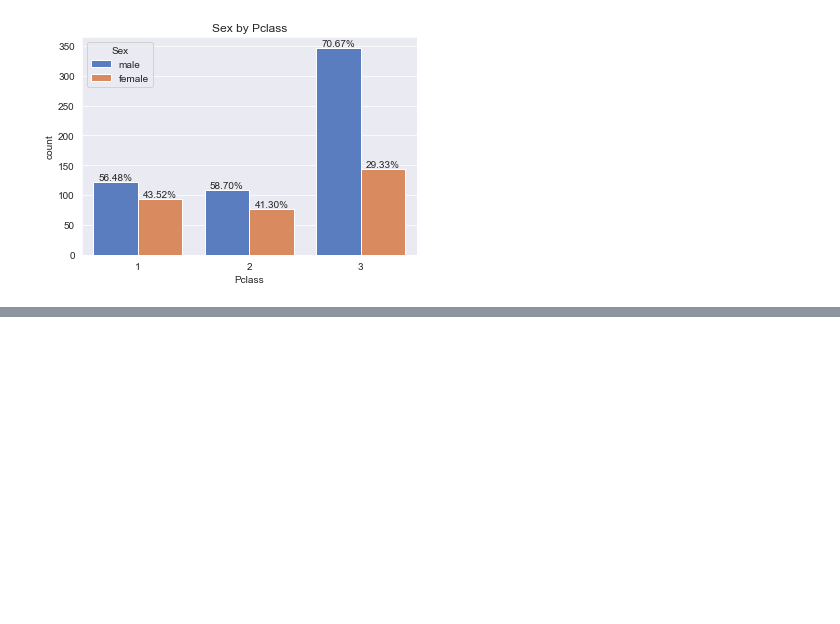
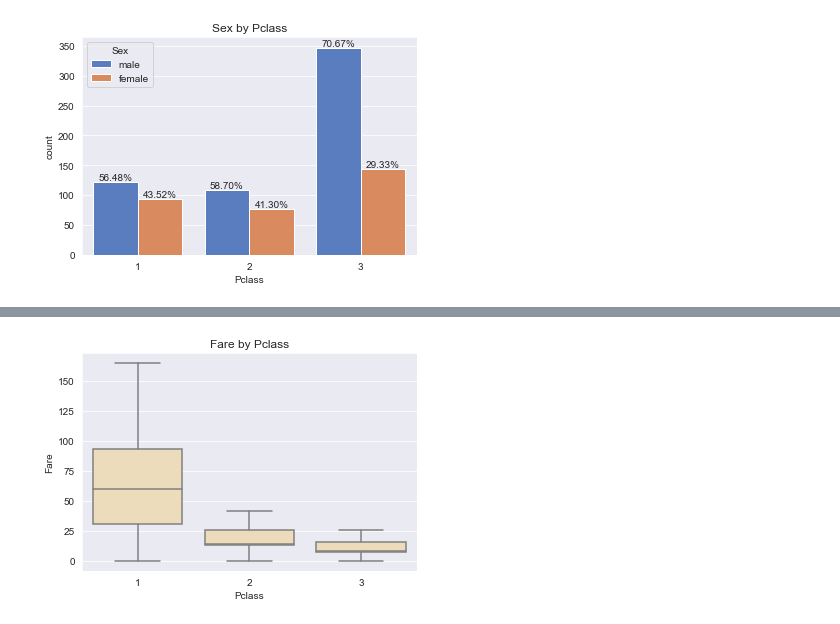
Before and after one commit to arsalanfardi/Titanic-Survival-Prediction, a Jupyter notebook: Titanic_Survival_Prediction.ipynb, the cells around one changed output, grey strips where cells are left out. Drawn from its saved outputs; the diff is of its cells as text; code cells hidden in the pictures; blank space fills up the shorter version.

Commit message:
Analyze fare

```diff
--- a/Titanic_Survival_Prediction.ipynb
+++ b/Titanic_Survival_Prediction.ipynb
@@ -200,0 +230,5 @@ ax.set_title("Sex by Pclass");
+# %%
+ax = sns.boxplot(y='Fare', x='Pclass', data=df, showfliers=False, color='wheat');
+ax.set_title('Fare by Pclass');
+# %% [output]
+[figure, added]
```
Also changed, not shown: parts of 28 cells of this notebook.
